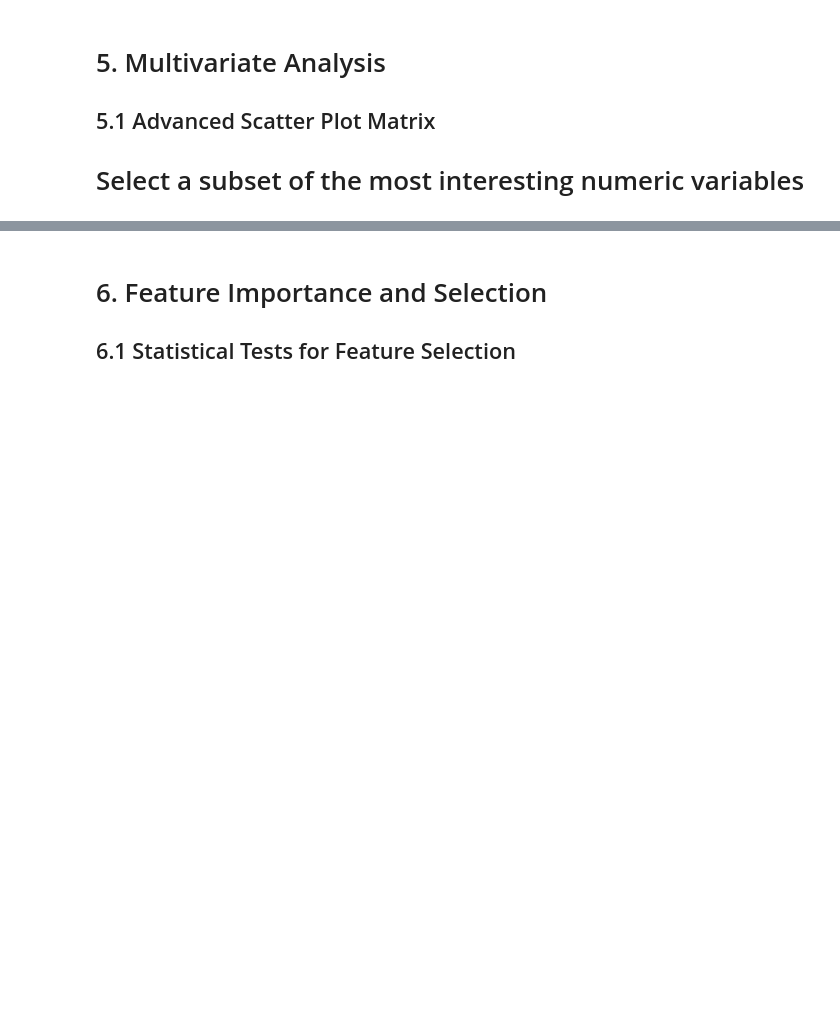
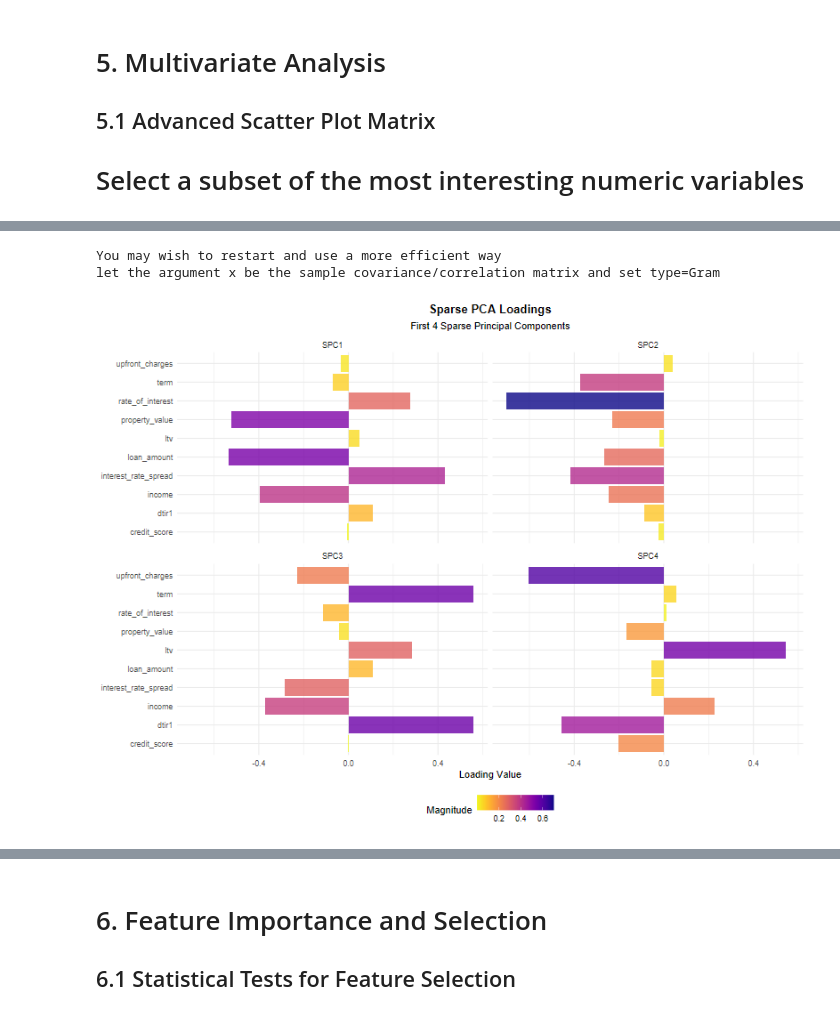
Before and after one commit to Chrisolande/Loan-Default, a Jupyter notebook: loan_data.ipynb, the cells around one changed output, grey strips where cells are left out. Cells and saved outputs as stored; diff of their text form; code cells hidden in the pictures; blank space fills up the shorter version.

Commit message:
Perform Sparse PCA

```diff
--- a/loan_data.ipynb
+++ b/loan_data.ipynb
@@ -662,0 +530,40 @@ if(length(numeric_cols) > 2 && target_var %in% names(data) && is.factor(data[[ta
+# %%
+library(elasticnet)
+library(rospca)
+library(PMA)
+loan_cov <- cov(loan_scaled)
+sparse_pca <- spca(loan_scaled,
+                  K = 4, # Number of components
+                  para = c(rep(0.2, 4)), # Sparsity parameters for each component
+                  type = "predictor",
+                  sparse = "penalty" # How do I induce sparsity?
+                )
+
+loadings_sparse <- sparse_pca$loadings
+# Prepare the data for visualization
+loadings_sparse_df <- as.data.frame(loadings_sparse)
+colnames(loadings_sparse_df) <- paste0("SPC", 1:ncol(loadings_sparse_df))
+loadings_sparse_df$Variable <- rownames(loadings_sparse_df)
+loadings_sparse_long <- pivot_longer(loadings_sparse_df,
+                                    cols = starts_with("SPC"),
+                                    names_to = "Component",
+                                    values_to = "Loading")
+# Visualize the Sparse PCA Loadings
+ggplot(loadings_sparse_long, aes(Variable, Loading, fill = abs(Loading))) +
+  geom_bar(stat = "identity", alpha = 0.8) +
+  facet_wrap(~ Component, ncol = 2) +
+  coord_flip() +
+  scale_fill_viridis(option = "plasma", direction = -1) +
+  labs(title = "Sparse PCA Loadings",
+  subtitle = "First 4 Sparse Principal Components",
+  x = NULL,
+  y = "Loading Value",
+  fill = "Magnitude") +
+  theme_minimal() +
+  theme(plot.title = element_text(hjust = 0.5, face = "bold"),
+   plot.subtitle = element_text(hjust = 0.5),
+   legend.position = "bottom")
+# %% [output]
+You may wish to restart and use a more efficient way
+let the argument x be the sample covariance/correlation matrix and set type=Gram
+[figure, added]
```
Also changed, not shown: parts of 14 cells of this notebook.
